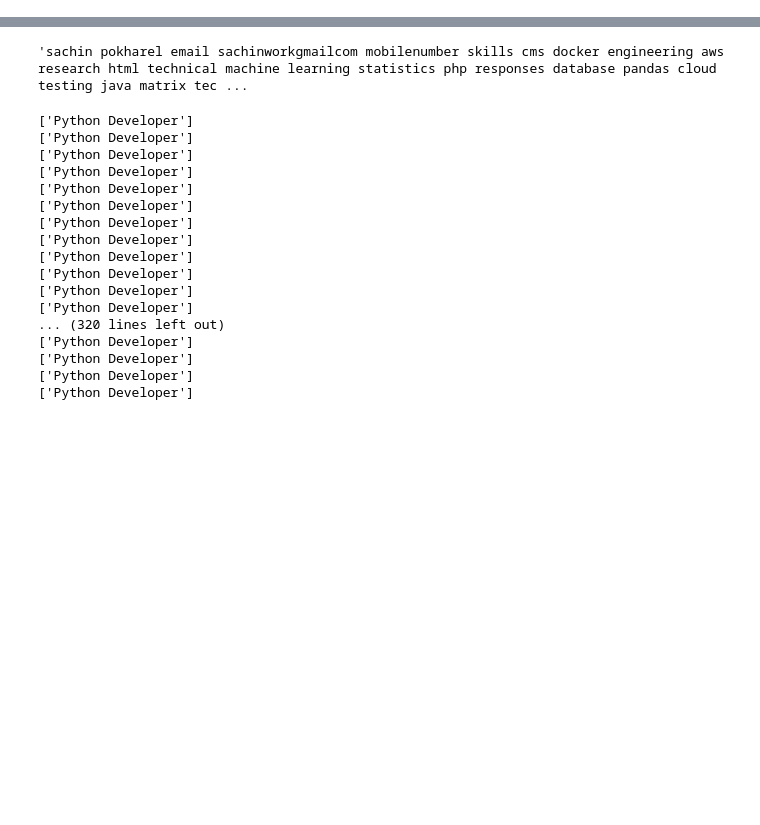
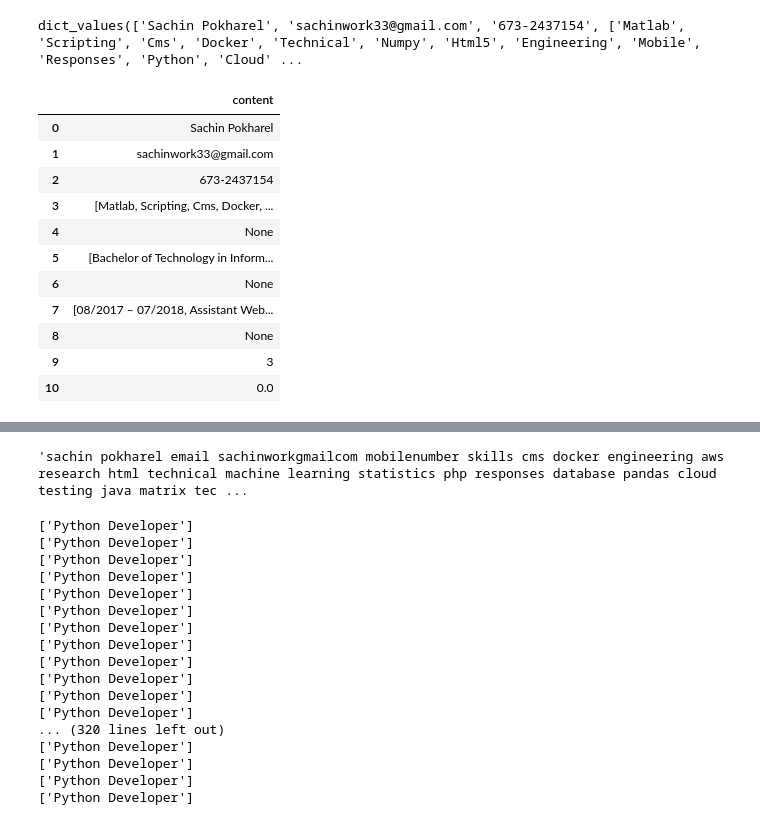
Before and after one commit to p-sachin/Resume_Screening_Project, a Jupyter notebook: resumeparser.ipynb, the cells around one changed output, grey strips where cells are left out. Saved outputs shown, nothing was run; the diff lists cells and outputs as text; code cells hidden in the pictures; blank space fills up the shorter version.

```diff
--- a/resumeparser.ipynb
+++ b/resumeparser.ipynb
@@ -49,5 +58,3 @@ data
  'company_names': None,
  'no_of_pages': 3,
  'total_experience': 0.0}
-# %%
-data = str(data)
@@ -53,0 +64,3 @@ data = str(data)
+# %%
+cleaned_data = {x.replace('_', ' '): v
+    for x, v in data.items()}
@@ -53,0 +90,21 @@ data = str(data)
+# %%
+cleaned_data.values()
+# %% [output]
+dict_values(['Sachin Pokharel', 'sachinwork33@gmail.com', '673-2437154', ['Matlab', 'Scripting', 'Cms', 'Docker', 'Technical', 'Numpy', 'Html5', 'Engineering', 'Mobile', 'Responses', 'Python', 'Cloud' ...
+# %%
+df = pd.DataFrame(cleaned_data.values(), columns=["content"])
+# %%
+df
+# %% [output]
+|  | content |
+| 0 | Sachin Pokharel |
+| 1 | sachinwork33@gmail.com |
+| 2 | 673-2437154 |
+| 3 | [Matlab, Scripting, Cms, Docker, ... |
+| 4 | None |
+| 5 | [Bachelor of Technology in Inform... |
+| 6 | None |
+| 7 | [08/2017 – 07/2018, Assistant Web... |
+| 8 | None |
+| 9 | 3 |
+| 10 | 0.0 |
```
Also changed, not shown: parts of 8 cells of this notebook, 14 other files.
